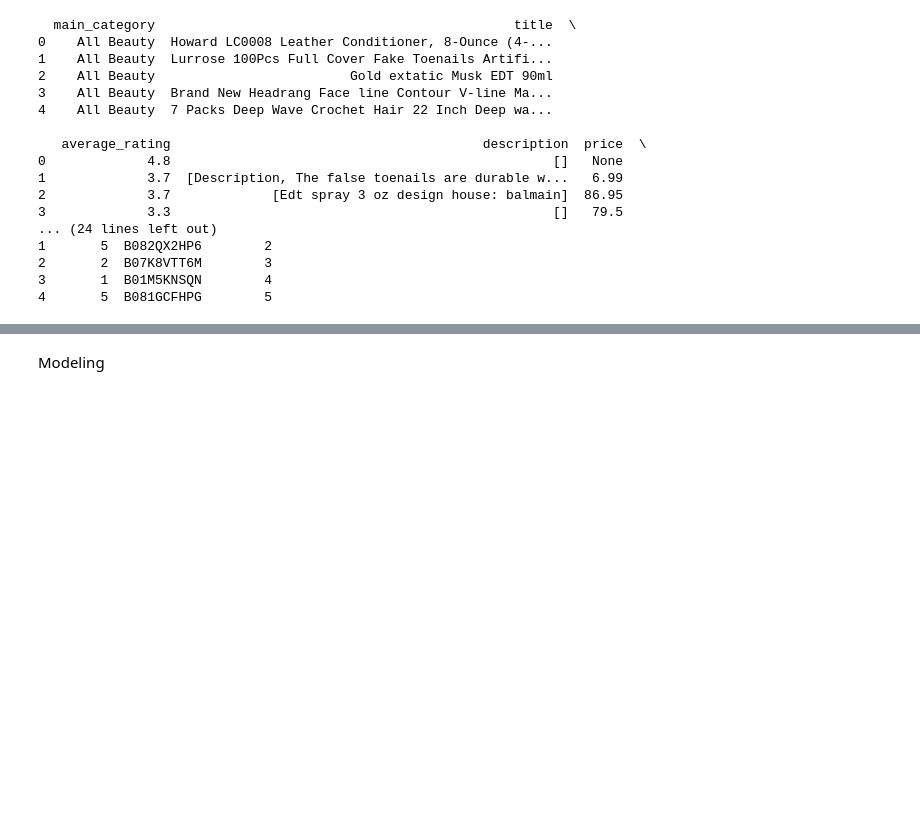
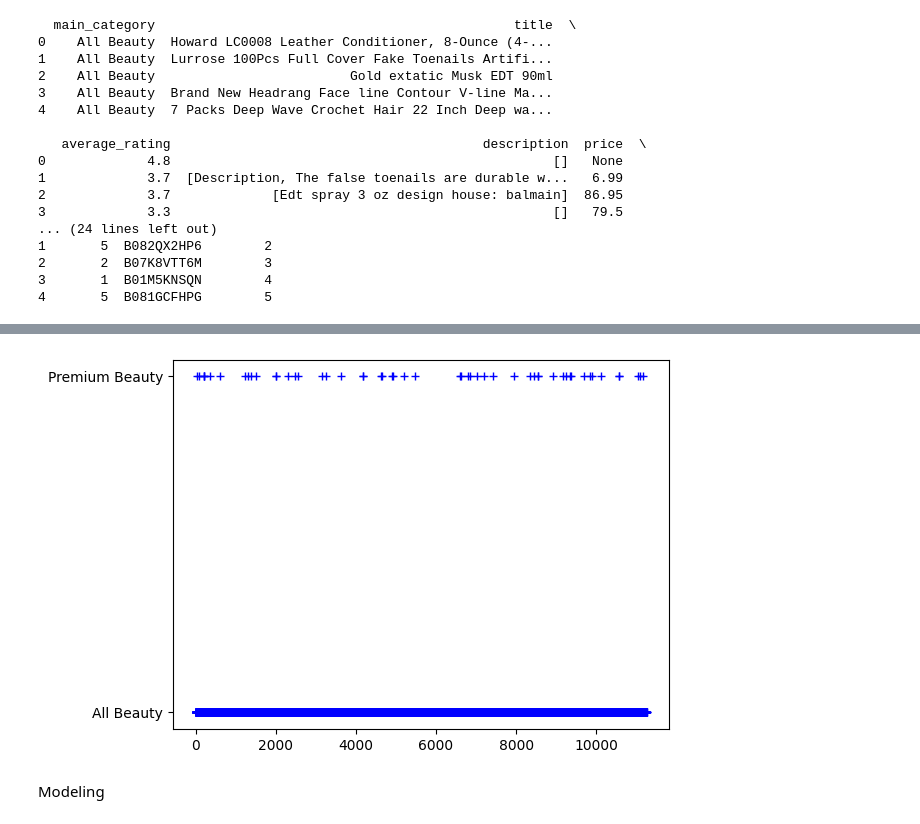
Before and after one commit to hyunbini/Project, a Jupyter notebook: IDSL_LAB.ipynb, the cells around one changed output, grey strips where cells are left out. Cells and saved outputs as stored; diff of their text form; code cells hidden in the pictures; blank space fills up the shorter version.

```diff
--- a/IDSL_LAB.ipynb
+++ b/IDSL_LAB.ipynb
@@ -288,3 +303,10 @@ print(reviewdata.head())
+# %%
+x = metadata['labeling_list']
+y = metadata['main_category']
+plt.plot(x,y,'b+')
+plt.show()
+# %% [output]
+[figure, added]
 # %% [markdown]
 Modeling
 # %%
```
Also changed, not shown: parts of 5 cells of this notebook.
